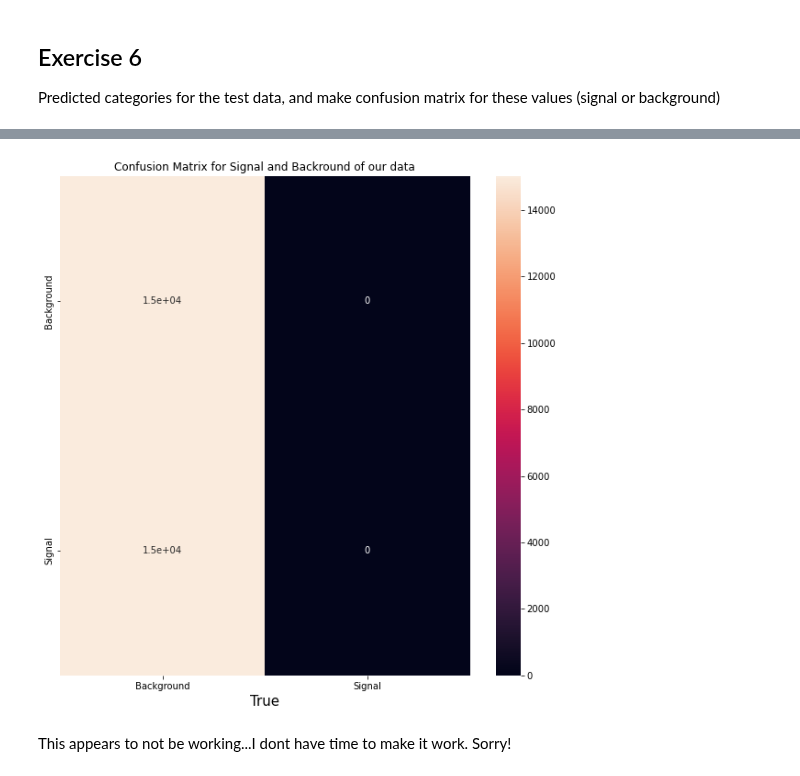
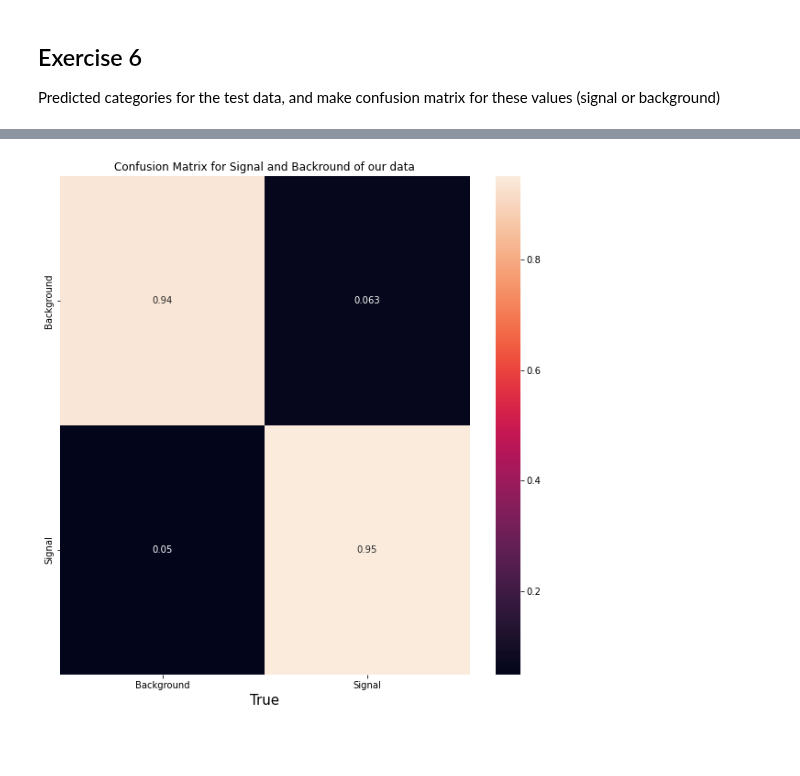
Before and after one commit to CasperMcTavish/DAML, a Jupyter notebook: DAMLCP13/CP13-WAITON-S1739002.ipynb, the cells around one changed output, grey strips where cells are left out. Drawn from its saved outputs; the diff is of its cells as text; code cells hidden in the pictures; blank space fills up the shorter version.

```diff
--- a/DAMLCP13/CP13-WAITON-S1739002.ipynb
+++ b/DAMLCP13/CP13-WAITON-S1739002.ipynb
@@ -481,28 +477,26 @@ Epoch 00024: early stopping
 # %%
 from sklearn.metrics import confusion_matrix
 from sklearn.metrics import plot_confusion_matrix
 import seaborn as sns
 #from tensorflow import keras
 
 #model = keras.models.load_model('good_model.h5')
 
 # As model should be the last one produced above, will use to predict
 predict_data = model.predict(test_data)
-max_pred = np.argmax(predict_data, axis = 1)
+max_pred = np.round(predict_data, decimals=0)
 
-matrix = confusion_matrix(test_target, max_pred)
+matrix = confusion_matrix(test_target, max_pred, normalize='true')
 
 df_cm = pd.DataFrame(matrix, index = ["Background", "Signal"], columns = ["Background", "Signal"])
 
 plt.figure(figsize = (10,10))
 plt.title("Confusion Matrix for Signal and Backround of our data")
 
 sns.heatmap(df_cm, annot=True)
 plt.xlabel("Predicted", fontsize =15)
 plt.xlabel("True", fontsize =15)
 plt.savefig("confmatsigback.png")
 plt.show()
 # %% [output]
-[figure, old version]
+[figure, new version]
-# %% [markdown]
-This appears to not be working...I dont have time to make it work. Sorry!
```
Also changed, not shown: parts of 15 cells of this notebook, 2 other files.
